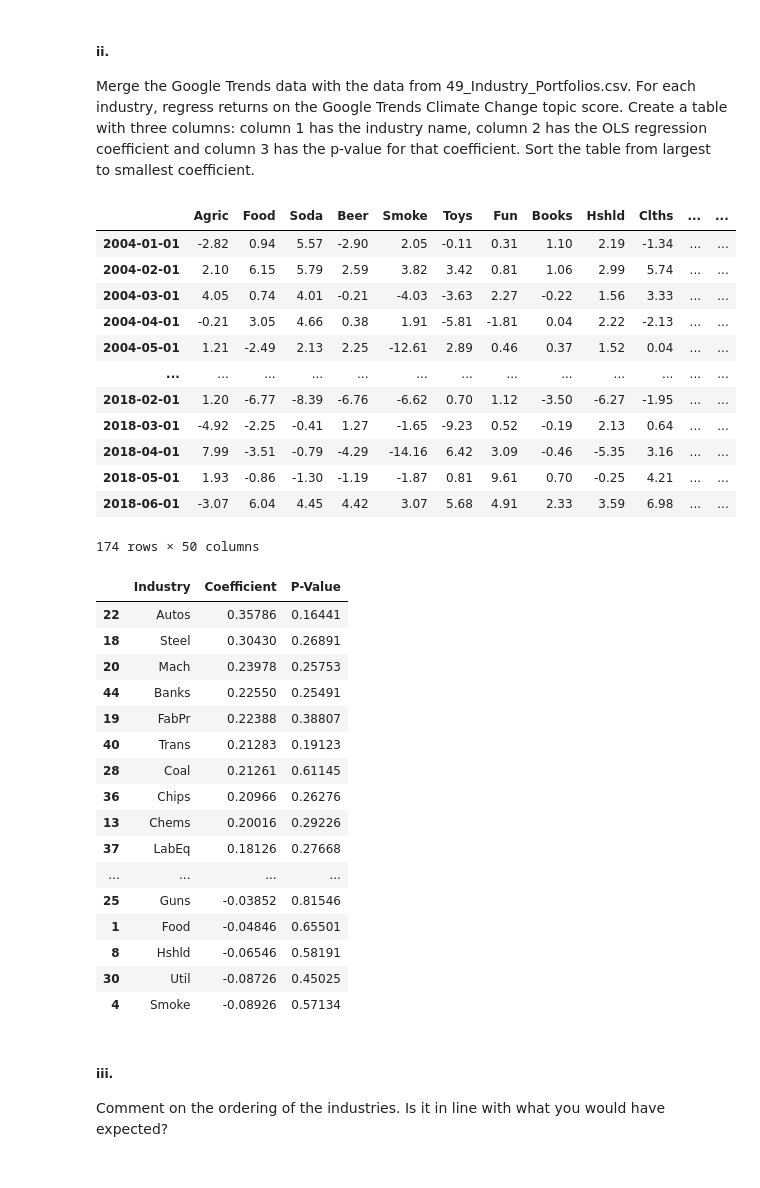
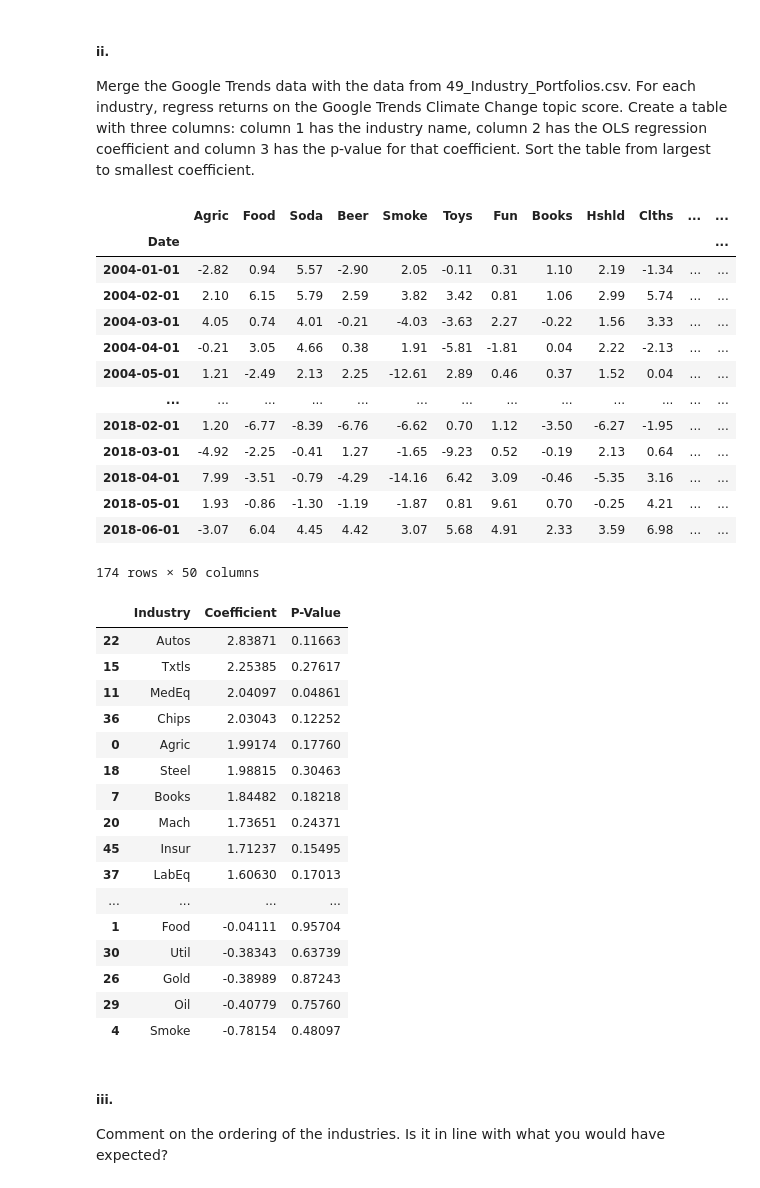
Before and after one commit to alanwake47/FINM-35000-Topics-in-Econ, a Jupyter notebook: week1/hw1/HW1_G2.ipynb, the cells around one changed output. Drawn from its saved outputs; the diff is of its cells as text; code cells hidden in the pictures.

```diff
--- a/week1/hw1/HW1_G2.ipynb
+++ b/week1/hw1/HW1_G2.ipynb
@@ -816,11 +826,13 @@ So it can be seen that the spike in Google searches for climate change is due to
 ##### ii.
 Merge the Google Trends data with the data from 49_Industry_Portfolios.csv. For each industry, regress returns on the Google Trends Climate Change topic score. Create a table with three columns: column 1 has the industry name, column 2 has the OLS regression coefficient and column 3 has the p-value for that coefficient. Sort the table from largest to smallest coefficient.
 # %%
-# Merge the google trends data with the industry data
-df_merged = df.merge(df_google_trends, left_index=True, right_index=True)
-df_merged
+df_ms_2022_agg = df_ms_2022[["Aggregate"]]
+# Merge the aggregate data with the industry data
+df_merged3 = df.merge(df_ms_2022_agg, left_index=True, right_index=True)
+df_merged3
 # %% [output]
 |  | Agric | Food | Soda | Beer | Smoke | Toys | Fun | Books | Hshld | Clths | ... | ... |
+| Date |  |  |  |  |  |  |  |  |  |  |  | ... |
 | 2004-01-01 | -2.82 | 0.94 | 5.57 | -2.90 | 2.05 | -0.11 | 0.31 | 1.10 | 2.19 | -1.34 | ... | ... |
 | 2004-02-01 | 2.10 | 6.15 | 5.79 | 2.59 | 3.82 | 3.42 | 0.81 | 1.06 | 2.99 | 5.74 | ... | ... |
 | 2004-03-01 | 4.05 | 0.74 | 4.01 | -0.21 | -4.03 | -3.63 | 2.27 | -0.22 | 1.56 | 3.33 | ... | ... |
@@ -833,53 +845,28 @@ df_merged
 | 2018-05-01 | 1.93 | -0.86 | -1.30 | -1.19 | -1.87 | 0.81 | 9.61 | 0.70 | -0.25 | 4.21 | ... | ... |
 | 2018-06-01 | -3.07 | 6.04 | 4.45 | 4.42 | 3.07 | 5.68 | 4.91 | 2.33 | 3.59 | 6.98 | ... | ... |
 174 rows × 50 columns
-# %%
-def regression(df, regressor='Climate Change'):
-    # Create a dataframe to store the results
-    df_results = pd.DataFrame(columns=['Industry', 'Coefficient', 'P-Value'])
-
-    # Loop through each industry
-    for industry in df.columns:
-        # Create a dataframe with the industry and google trends data
-        df_industry = df[[industry, regressor]]
-
-        # Rename the columns
-        df_industry.columns = ['Returns', 'Google Trends']
-
-        # Drop any missing values
-        df_industry = df_industry.dropna()
-
-        # Run the regression
-        model = sm.OLS(df_industry['Returns'], sm.add_constant(df_industry['Google Trends']))
-        results = model.fit()
-
-        # Store the results in the dataframe
-        df_results = df_results.append({'Industry': industry, 'Coefficient': results.params['Google Trends'], 'P-Value': results.pvalues['Google Trends']}, ignore_index=True)
-
-    return df_results
-
-df_results = regression(df_merged, regressor='Climate Change')
-
-# Sort the table from largest to smallest coefficient. Note: we are removing the first row because it is the Climate Change regressor itself.
-df_results.sort_values(by='Coefficient', ascending=False)[1:]
-# %% [output]
-|  | Industry | Coefficient | P-Value |
-| 22 | Autos | 0.35786 | 0.16441 |
-| 18 | Steel | 0.30430 | 0.26891 |
-| 20 | Mach | 0.23978 | 0.25753 |
-| 44 | Banks | 0.22550 | 0.25491 |
-| 19 | FabPr | 0.22388 | 0.38807 |
-| 40 | Trans | 0.21283 | 0.19123 |
-| 28 | Coal | 0.21261 | 0.61145 |
-| 36 | Chips | 0.20966 | 0.26276 |
-| 13 | Chems | 0.20016 | 0.29226 |
-| 37 | LabEq | 0.18126 | 0.27668 |
-| ... | ... | ... | ... |
-| 25 | Guns | -0.03852 | 0.81546 |
-| 1 | Food | -0.04846 | 0.65501 |
-| 8 | Hshld | -0.06546 | 0.58191 |
-| 30 | Util | -0.08726 | 0.45025 |
-| 4 | Smoke | -0.08926 | 0.57134 |
+# %%
+df_results3 = regression(df_merged3, regressor='Aggregate')
+
+df_results3.sort_values(by='Coefficient', ascending=False)
+# %% [output]
+|  | Industry | Coefficient | P-Value |
+| 22 | Autos | 2.83871 | 0.11663 |
+| 15 | Txtls | 2.25385 | 0.27617 |
+| 11 | MedEq | 2.04097 | 0.04861 |
+| 36 | Chips | 2.03043 | 0.12252 |
+| 0 | Agric | 1.99174 | 0.17760 |
+| 18 | Steel | 1.98815 | 0.30463 |
+| 7 | Books | 1.84482 | 0.18218 |
+| 20 | Mach | 1.73651 | 0.24371 |
+| 45 | Insur | 1.71237 | 0.15495 |
+| 37 | LabEq | 1.60630 | 0.17013 |
+| ... | ... | ... | ... |
+| 1 | Food | -0.04111 | 0.95704 |
+| 30 | Util | -0.38343 | 0.63739 |
+| 26 | Gold | -0.38989 | 0.87243 |
+| 29 | Oil | -0.40779 | 0.75760 |
+| 4 | Smoke | -0.78154 | 0.48097 |
 # %% [markdown]
 ##### iii.
 Comment on the ordering of the industries. Is it in line with what you would have expected?
```
Also changed, not shown: parts of 30 cells of this notebook, 1 other file.
